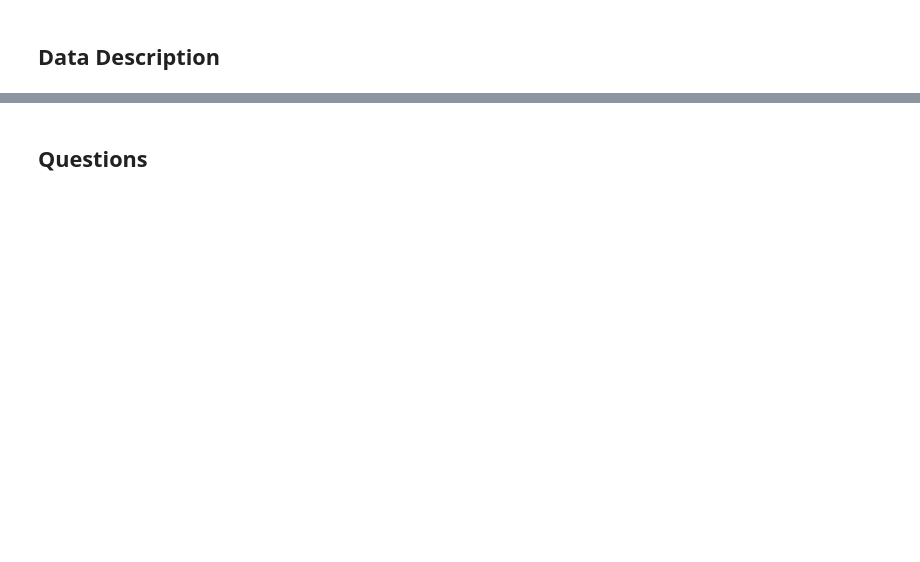
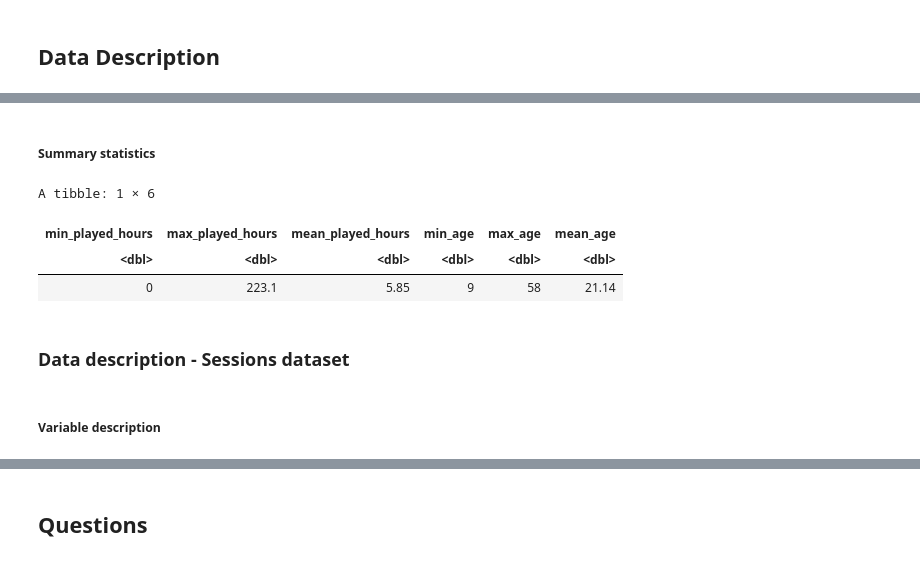
Before and after one commit to emiliaosterlund/dsci-100-project, a Jupyter notebook: Individual_planning.ipynb, the cells around one changed output, grey strips where cells are left out. Cells and saved outputs as stored; diff of their text form; code cells hidden in the pictures; blank space fills up the shorter version.

```diff
--- a/Individual_planning.ipynb
+++ b/Individual_planning.ipynb
@@ -10,0 +114,19 @@
+# %% [markdown]
+##### Summary statistics
+# %%
+summarize(players,
+         min_played_hours = round(min(played_hours, na.rm = TRUE), 2),
+         max_played_hours = round(max(played_hours, na.rm = TRUE), 2),
+         mean_played_hours = round(mean(played_hours, na.rm = TRUE), 2),
+         min_age = round(min(Age, na.rm = TRUE), 2),
+         max_age = round(max(Age, na.rm = TRUE), 2),
+         mean_age = round(mean(Age, na.rm = TRUE), 2))
+# %% [output]
+A tibble: 1 × 6
+| min_played_hours | max_played_hours | mean_played_hours | min_age | max_age | mean_age |
+| <dbl> | <dbl> | <dbl> | <dbl> | <dbl> | <dbl> |
+| 0 | 223.1 | 5.85 | 9 | 58 | 21.14 |
+# %% [markdown]
+### Data description - Sessions dataset
+# %% [markdown]
+##### Variable description
```
Also changed, not shown: parts of 16 cells of this notebook.
